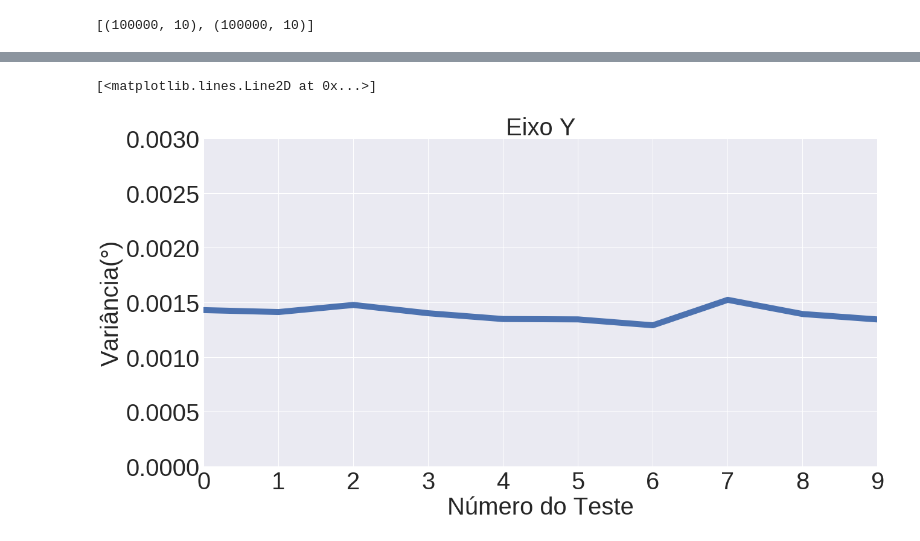
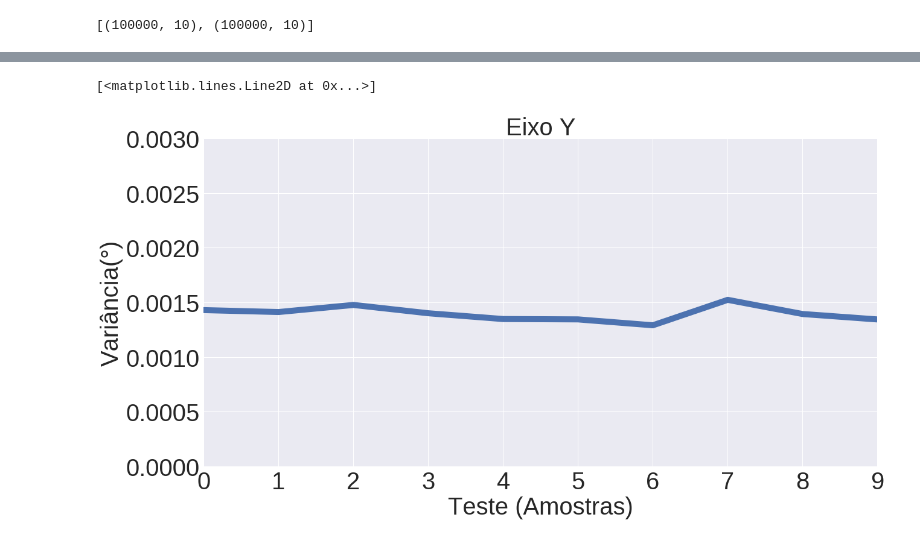
Before and after one commit to Amimaro/Accelerometer-Calibration, a Jupyter notebook: Whole_Plot.ipynb, the cells around one changed output, grey strips where cells are left out. Drawn from its saved outputs; the diff is of its cells as text; code cells hidden in the pictures.

```diff
--- a/Whole_Plot.ipynb
+++ b/Whole_Plot.ipynb
@@ -45,18 +45,18 @@ plt.plot(dfx_var, lw=10)
 # %%
 dfy_var = np.var(dfy)
 
 plt.figure(figsize=(20, 10))
 plt.title('Eixo Y', fontsize=fs)
 plt.xticks(fontsize=fs)
 plt.yticks(fontsize=fs)
-plt.xlabel('Número do Teste', fontsize=fs)
+plt.xlabel('Teste (Amostras)', fontsize=fs)
 plt.ylabel('Variância(°)', fontsize=fs)
 
 axes = plt.gca()
 axes.set_xlim([0,9])
 axes.set_ylim([0,0.0030])
 
 plt.plot(dfy_var, lw=10)
 # %% [output]
 [<matplotlib.lines.Line2D at 0x...>]
-[figure, old version]
+[figure, new version]
```
Also changed, not shown: parts of 1 cell of this notebook, 6 other files.
